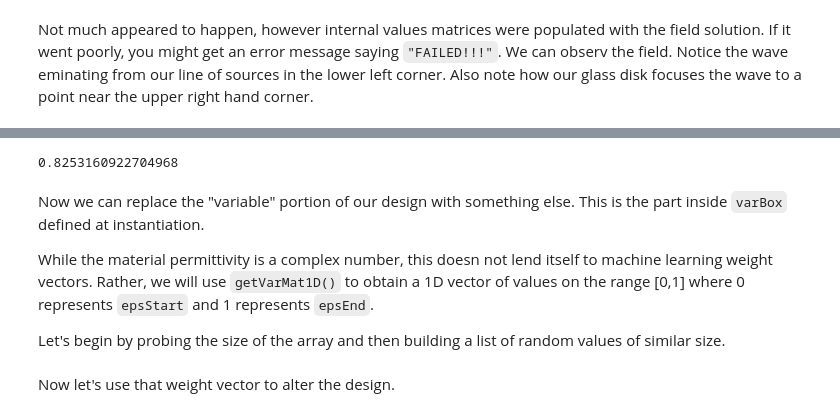
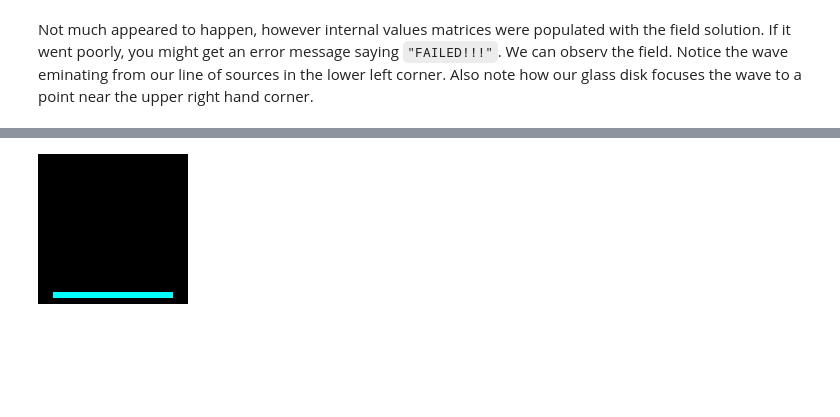
Before and after one commit to brianedw/Helmholtz, a Jupyter notebook: demo/EMSim_Demo.ipynb, the cells around one changed output, grey strips where cells are left out. Drawn from its saved outputs; the diff is of its cells as text; code cells hidden in the pictures; blank space fills up the shorter version.

```diff
--- a/demo/EMSim_Demo.ipynb
+++ b/demo/EMSim_Demo.ipynb
@@ -101,10 +100,4 @@ We can compute the overlap with our goal points.  Lower scores are better.
 # %%
-sim.getScore()
+sim.visualizeSources()
 # %% [output]
-0.8253160922704968
+[figure, added]
-# %% [markdown]
-Now we can replace the "variable" portion of our design with something else.  This is the part inside `varBox` defined at instantiation.
-
-While the material permittivity is a complex number, this doesn not lend itself to machine learning weight vectors.  Rather, we will use `getVarMat1D()` to obtain a 1D vector of values on the range [0,1] where 0 represents `epsStart` and 1 represents `epsEnd`.
-
-Let's begin by probing the size of the array and then building a list of random values of similar size.
@@ -114,2 +103,0 @@ newW = np.random.rand(varSize);
-# %% [markdown]
-Now let's use that weight vector to alter the design.
```
Also changed, not shown: parts of 53 cells of this notebook, 1 other file.
